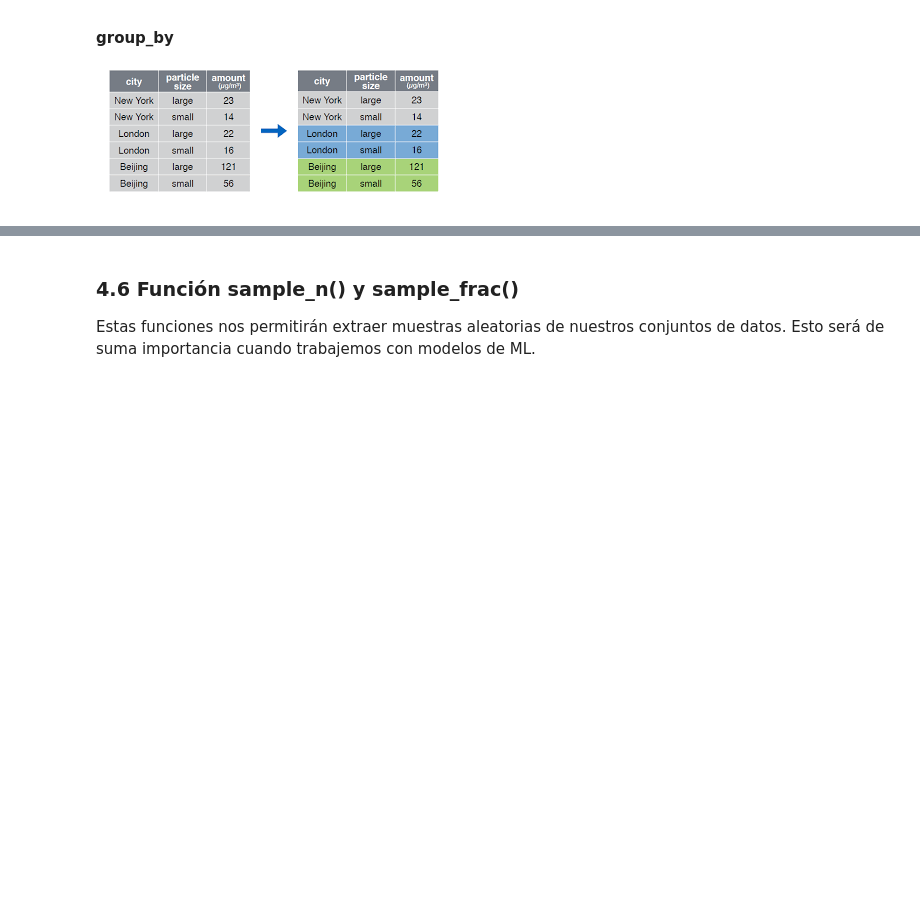
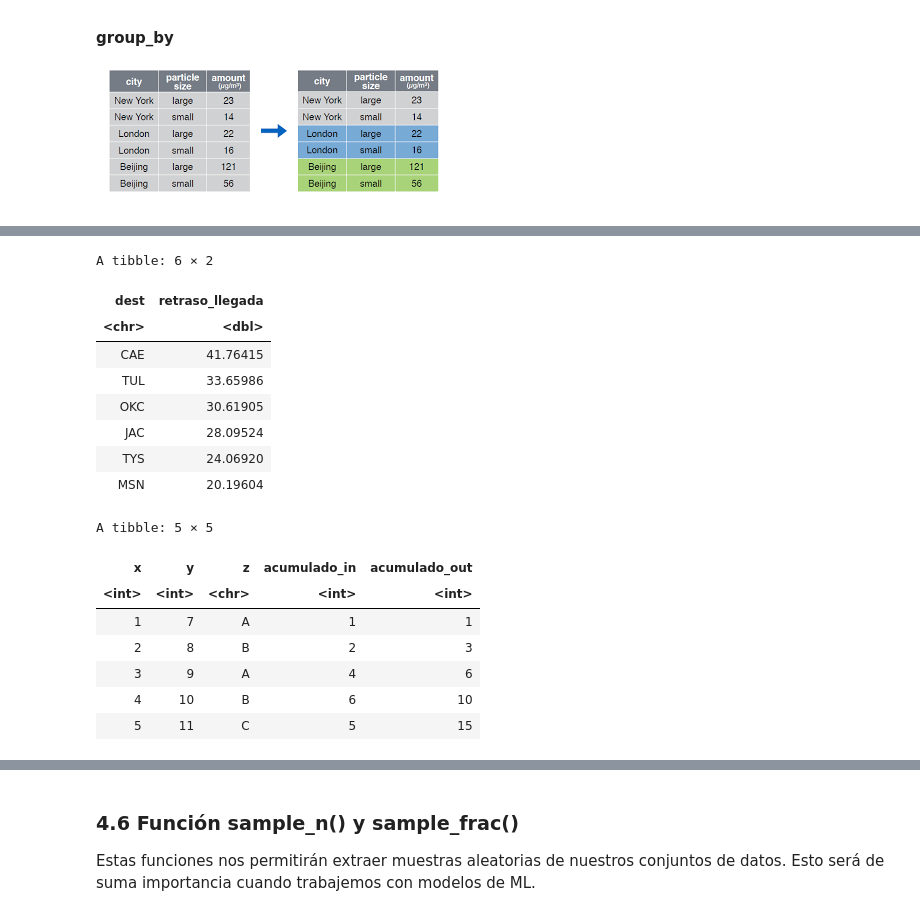
Before and after one commit to rodrigo-coco-espinoza/Introduccion_a_ciencia_de_datos_R_v2, a Jupyter notebook: Clases/Clase2/Clase2_01_manipulacion_de_tablas_I_desarrollo.ipynb, the cells around one changed output, grey strips where cells are left out. Saved outputs shown, nothing was run; the diff lists cells and outputs as text; code cells hidden in the pictures; blank space fills up the shorter version.

```diff
--- a/Clases/Clase2/Clase2_01_manipulacion_de_tablas_I_desarrollo.ipynb
+++ b/Clases/Clase2/Clase2_01_manipulacion_de_tablas_I_desarrollo.ipynb
@@ -654,5 +758,27 @@ exam2
 # %%
 # ¿Cuáles son los aeropuertos de destino con mayor retraso medio en su llegada?
+
+vuelos %>% group_by(dest) %>% summarise(retraso_llegada = mean(arr_delay, na.rm = T)) %>% ungroup() %>% arrange(desc(retraso_llegada))  %>% head()
+
+exam2 %>% group_by(z) %>% mutate(acumulado_in = cumsum(x)) %>% ungroup() %>% mutate(acumulado_out = cumsum(x))
+# %% [output]
+A tibble: 6 × 2
+| dest | retraso_llegada |
+| <chr> | <dbl> |
+| CAE | 41.76415 |
+| TUL | 33.65986 |
+| OKC | 30.61905 |
+| JAC | 28.09524 |
+| TYS | 24.06920 |
+| MSN | 20.19604 |
+A tibble: 5 × 5
+| x | y | z | acumulado_in | acumulado_out |
+| <int> | <int> | <chr> | <int> | <int> |
+| 1 | 7 | A | 1 | 1 |
+| 2 | 8 | B | 2 | 3 |
+| 3 | 9 | A | 4 | 6 |
+| 4 | 10 | B | 6 | 10 |
+| 5 | 11 | C | 5 | 15 |
 # %%
 # los podemos remover mediante el argumento na.rm de la función mean()
 # %%
```
Also changed, not shown: parts of 17 cells of this notebook.
